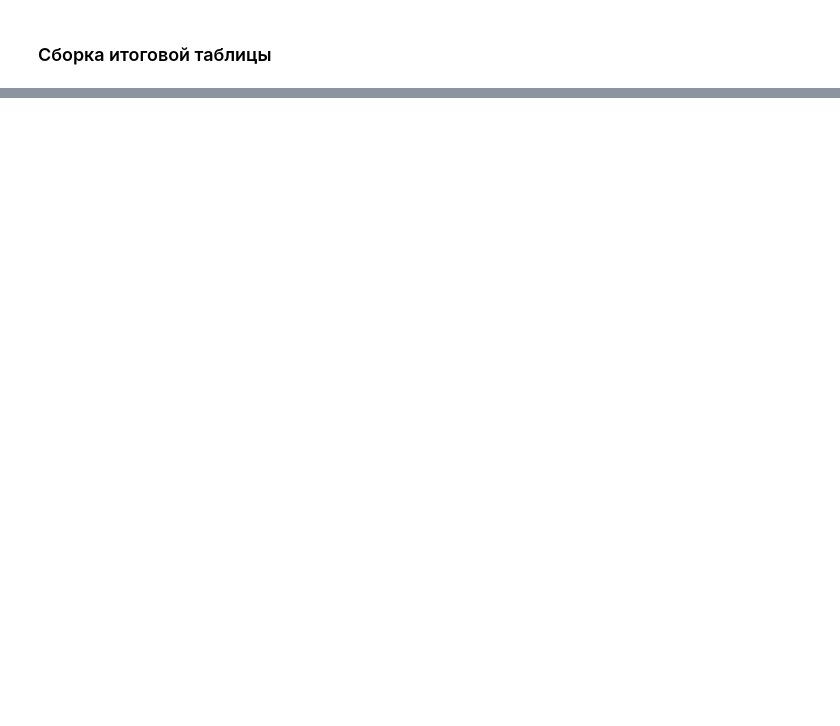
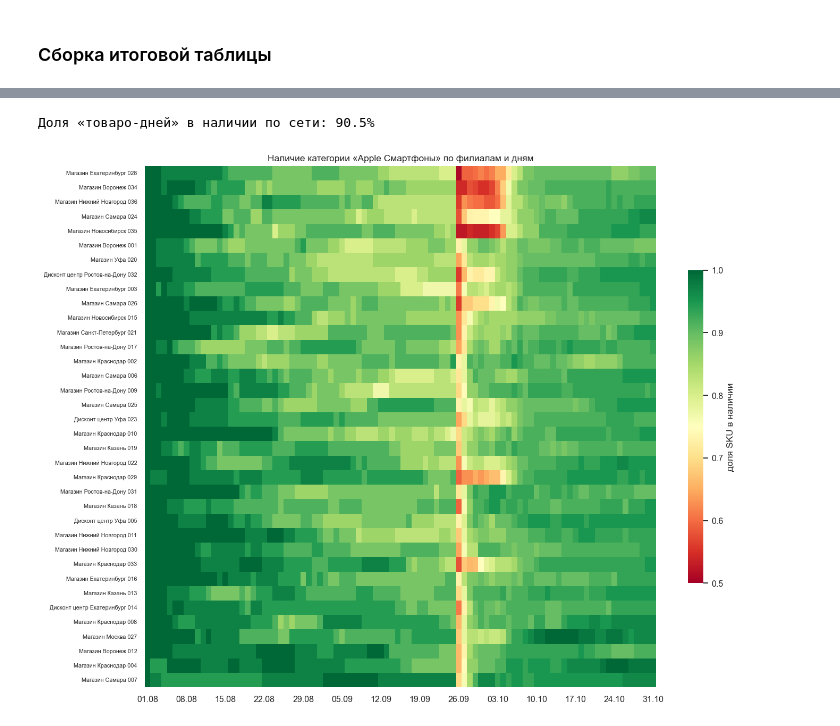
Before and after one commit to Viktor-VK/portfolio, a Jupyter notebook: Восстановление истории остатков/наличие_на_филиалах.ipynb, the cells around one changed output, grey strips where cells are left out. Saved outputs shown, nothing was run; the diff lists cells and outputs as text; code cells hidden in the pictures; blank space fills up the shorter version.

```diff
--- a/Восстановление истории остатков/наличие_на_филиалах.ipynb
+++ b/Восстановление истории остатков/наличие_на_филиалах.ipynb
@@ -201,4 +253,4 @@ matrix = pd.DataFrame(
     list(itertools.product(calendar_df['i_date'], retail_branches['i_branch'], pd.Series(products_with_movements))),
     columns=['i_date', 'i_branch', 'i_product'],
 )
-reduce_mem_usage(matrix).info()
+matrix = reduce_mem_usage(matrix)
@@ -211,27 +268,26 @@ reduce_mem_usage(matrix).info()
 merged = matrix.merge(df_stock_now[['i_date', 'i_branch', 'i_product', 'Остаток']], on=['i_date', 'i_branch', 'i_product'], how='left')
 merged = merged.merge(schet_41_by_day[['i_date', 'i_branch', 'i_product', 'Движения']], on=['i_date', 'i_branch', 'i_product'], how='left')
 merged = merged.merge(df_schet_90[['i_date', 'i_branch', 'i_product', 'Количество']], on=['i_date', 'i_branch', 'i_product'], how='left')
-reduce_mem_usage(merged).info()
-
 merged = merged.fillna(0)
 merged['ПоДням'] = merged['Остаток'] - merged['Движения']
 
 merged = merged.sort_values(by=['i_product', 'i_branch', 'i_date'], ascending=False)
 merged['Остатки_шт'] = merged.groupby(['i_product', 'i_branch'])['ПоДням'].cumsum()
 
-# строки, где восстановленный остаток за всю историю так и остался нулевым - товар не появлялся на филиале, выбрасываем
-merged = merged[merged['Остатки_шт'] != 0]
+# пары «товар-филиал», где товара не было ни в один день периода, - не ассортимент филиала, убираем
+ever_stocked = merged.groupby(['i_product', 'i_branch'])['Остатки_шт'].transform('max') > 0
+merged = merged[ever_stocked].sort_values(['i_product', 'i_branch', 'i_date'])
 # %% [markdown]
 ### Сборка итоговой таблицы
 # %%
 merged = merged.rename(columns={'Количество': 'Продажи_шт'})
 
-merged = merged.merge(df_category[['i_product', 'Код', 'Товар', 'Ассортиментный_Статус']], on='i_product', how='left')
-merged = merged.merge(df_branches[['i_branch', 'Филиал', 'Вид_филиала', 'ПриписанК_Складу']], on='i_branch', how='left')
-merged = merged.merge(calendar_df[['i_date', 'Дата']], on='i_date', how='left')
+merged = merged.merge(df_category[['i_product', 'Код', 'Товар', 'Ассортиментный_Статус', 'ТоварСсылка']], on='i_product', how='left')
+merged = merged.merge(df_branches[['i_branch', 'Филиал', 'Вид_филиала', 'ПриписанК_Складу', 'ФилиалСсылка']], on='i_branch', how='left')
+merged = merged.merge(calendar_df[['i_date', 'Дата', 'datetime']], on='i_date', how='left')
 merged = merged.merge(df_price[['i_product', 'ПриоритетнаяЦена']], on='i_product', how='left')
 merged = merged.drop(columns=['i_date', 'i_branch', 'i_product', 'Остаток', 'ПоДням'])
 
 merged['Остатки_руб'] = merged['Остатки_шт'] * merged['ПриоритетнаяЦена']
 merged['Продажи_руб'] = merged['Продажи_шт'] * merged['ПриоритетнаяЦена']
-merged
+merged[['Дата', 'Товар', 'Филиал', 'Остатки_шт', 'Продажи_шт', 'Остатки_руб', 'Продажи_руб']].head()
@@ -237,0 +323,22 @@ merged
+# %%
+stores = merged[merged['Вид_филиала'].isin(['Магазин', 'Дисконт центр'])].copy()
+on_sale = stores.groupby(['Товар', 'datetime'])['Продажи_шт'].transform('sum') > 0     # товар продаётся в сети в этот день
+launched = stores.groupby('Товар')['datetime'].transform(lambda d: d.where(on_sale.loc[d.index]).min())
+stores = stores[stores['datetime'] >= launched]
+stores['Дефицит'] = (stores['Остатки_шт'] <= 0) & (stores['Продажи_шт'] == 0)
+
+print(f'Доля «товаро-дней» в наличии по сети: {1 - stores["Дефицит"].mean():.1%}')
+# %% [output]
+Доля «товаро-дней» в наличии по сети: 90.5%
+# %%
+avail = 1 - stores.pivot_table(index='Филиал', columns='datetime', values='Дефицит', aggfunc='mean')
+avail = avail.loc[avail.mean(axis=1).sort_values().index]
+fig, ax = plt.subplots(figsize=(13, 0.22 * len(avail) + 1.8))
+sns.heatmap(avail, cmap='RdYlGn', vmin=0.5, vmax=1, cbar_kws={'label': 'доля SKU в наличии', 'shrink': .6}, ax=ax)
+ticks = np.arange(0, avail.shape[1], 7)
+ax.set_xticks(ticks + .5); ax.set_xticklabels([avail.columns[i].strftime('%d.%m') for i in ticks], rotation=0)
+ax.set(title=f'Наличие категории «{CATEGORY}» по филиалам и дням', xlabel='', ylabel='')
+ax.tick_params(axis='y', labelsize=7)
+plt.tight_layout(); plt.show()
+# %% [output]
+[figure, added]
```
Also changed, not shown: parts of 34 cells of this notebook, 18 other files.
